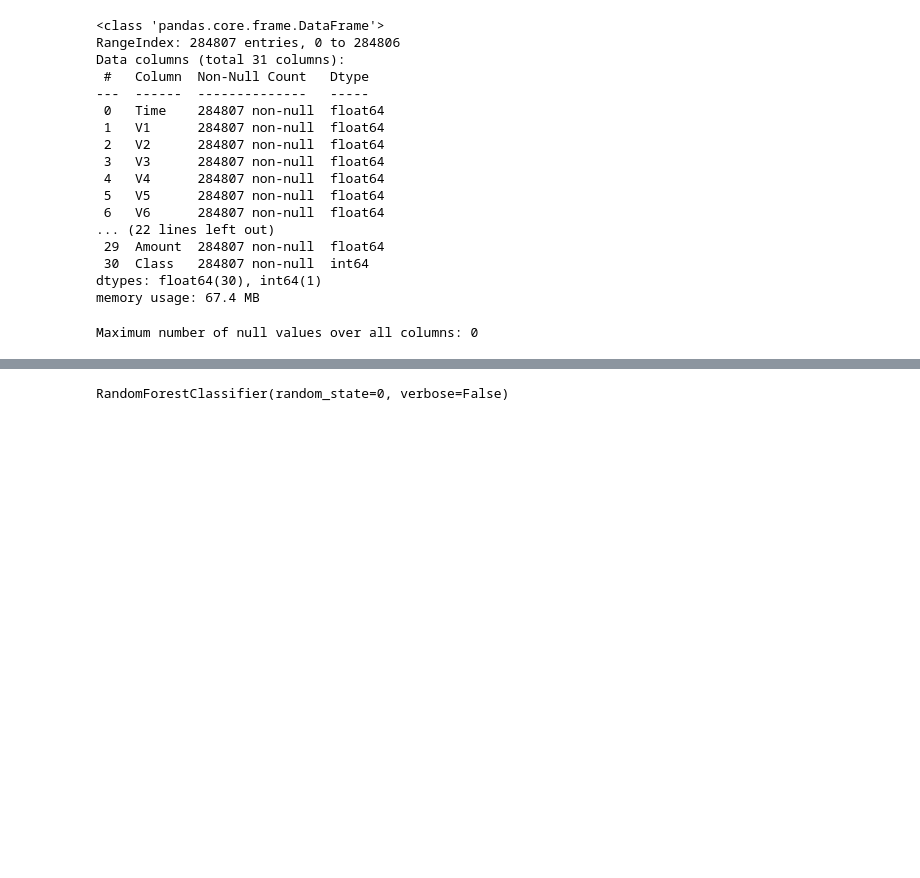
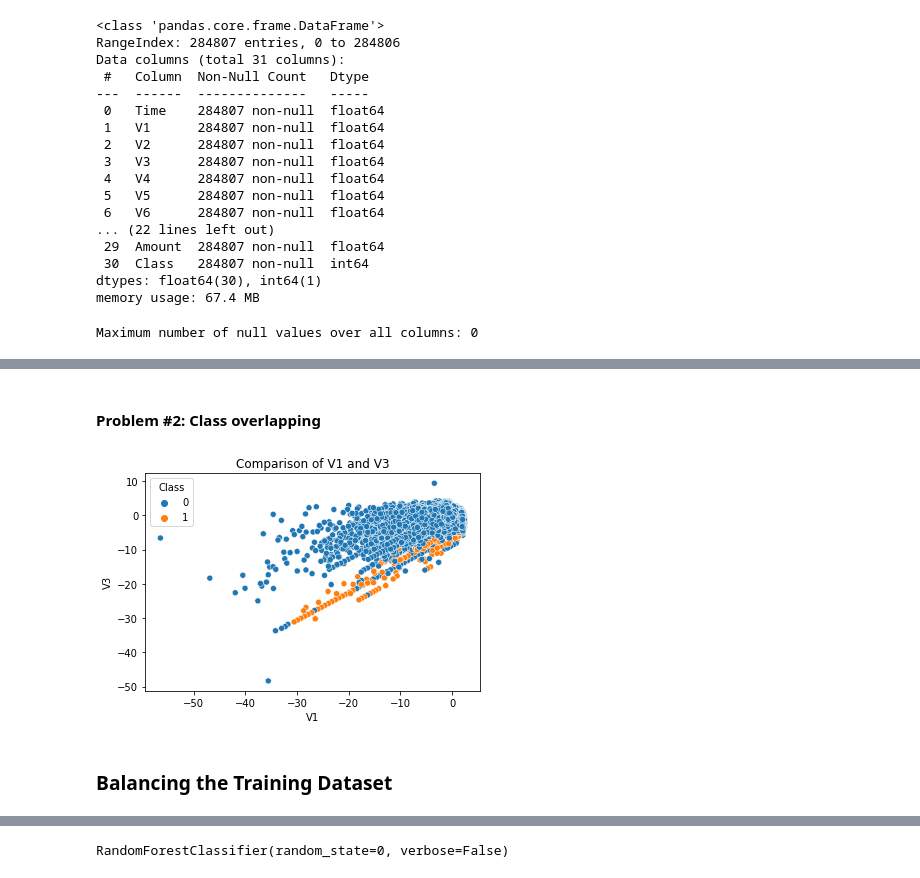
Before and after one commit to codaubianca/fraud-detection-challenge, a Jupyter notebook: IntermediateChallenge_CreditFraud.ipynb, the cells around one changed output, grey strips where cells are left out. Drawn from its saved outputs; the diff is of its cells as text; code cells hidden in the pictures; blank space fills up the shorter version.

```diff
--- a/IntermediateChallenge_CreditFraud.ipynb
+++ b/IntermediateChallenge_CreditFraud.ipynb
@@ -92,0 +106,9 @@ Fraudulent action for 0.16 % of time
+# %% [markdown]
+#### Problem #2: Class overlapping
+# %%
+# compare 3 different plots here
+sns.scatterplot(data=dat, x='V1', y='V3', hue='Class')
+plt.title("Comparison of V1 and V3")
+plt.show()
+# %% [output]
+[figure, added]
@@ -92,0 +119,2 @@ Fraudulent action for 0.16 % of time
+# %% [markdown]
+### Balancing the Training Dataset
```
Also changed, not shown: parts of 31 cells of this notebook.
